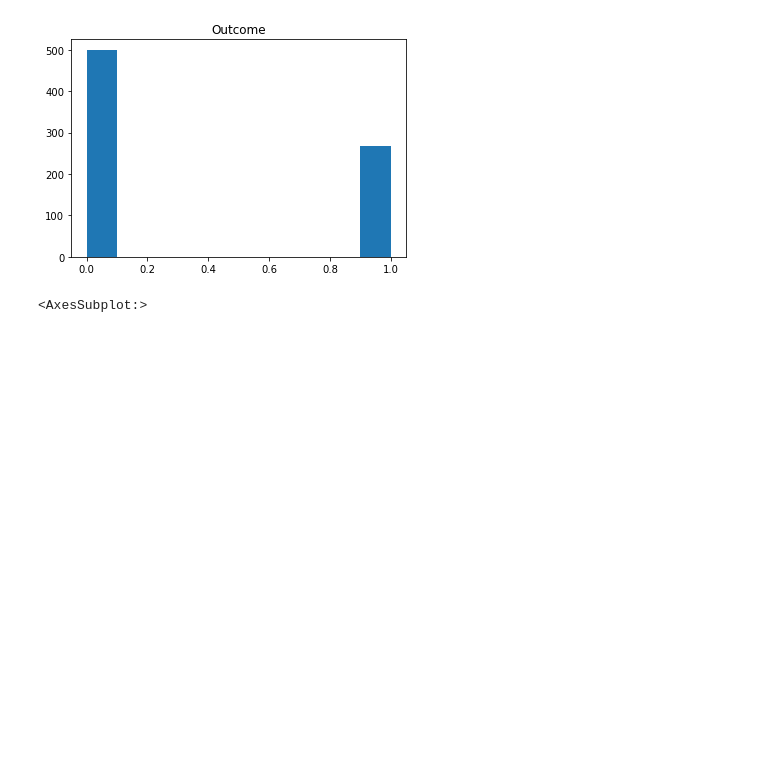
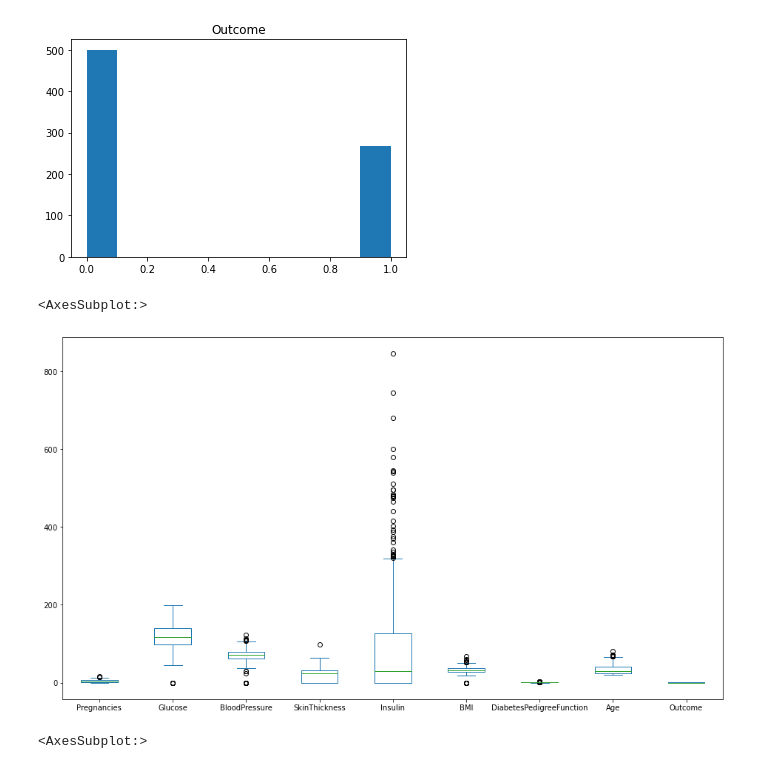
Before and after one commit to Evnsn/Kaggle, a Jupyter notebook: Kaggle/Competitions/Pima Indians/notebooks/main_notebook.ipynb, the cells around one changed output. Drawn from its saved outputs; the diff is of its cells as text; code cells hidden in the pictures; blank space fills up the shorter version.

Commit message:
Pima Indias: Data pre-processing

```diff
--- a/Kaggle/Competitions/Pima Indians/notebooks/main_notebook.ipynb
+++ b/Kaggle/Competitions/Pima Indians/notebooks/main_notebook.ipynb
@@ -85,6 +86,12 @@ for column in originale_data.columns:
 [figure]
 [figure]
 [figure]
+# %%
+# Boxplot
+originale_data.plot(kind='box', figsize=(16,9))
+# %% [output]
+<AxesSubplot:>
+[figure, added]
 # %%
 # Correlation (before or after transformation?)
 sns.heatmap(originale_data.corr())
```
Also changed, not shown: parts of 16 cells of this notebook, 1 other file.
